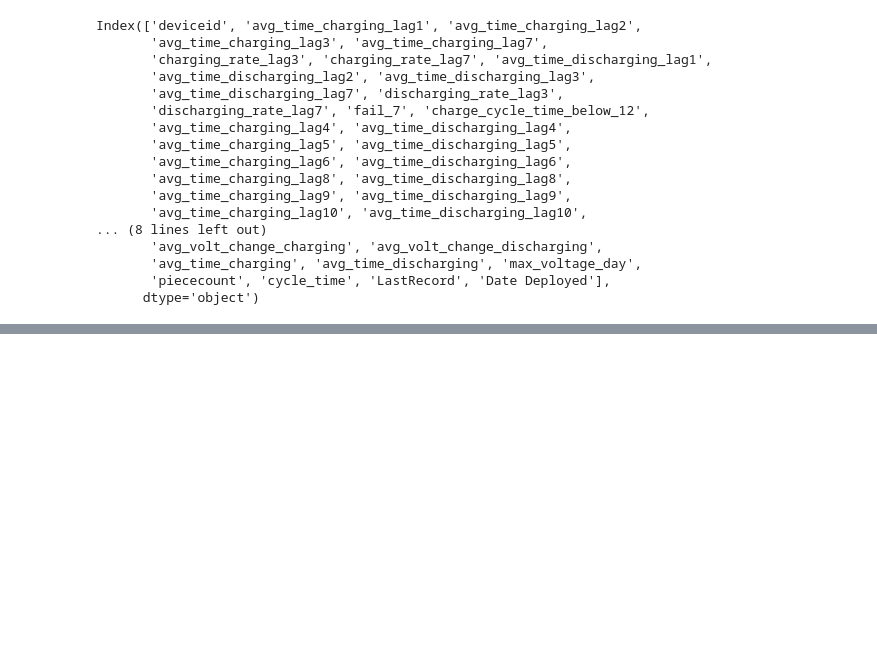
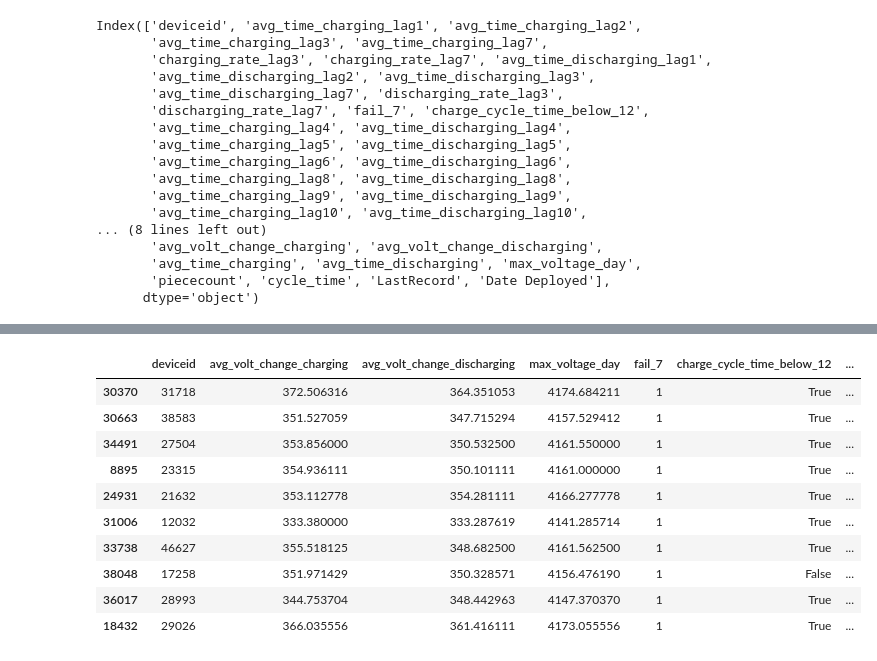
Before and after one commit to natalia-kurbakova/Baruch-Data-Challenge, a Jupyter notebook: datachallenge.ipynb, the cells around one changed output, grey strips where cells are left out. Saved outputs shown, nothing was run; the diff lists cells and outputs as text; code cells hidden in the pictures; blank space fills up the shorter version.

```diff
--- a/datachallenge.ipynb
+++ b/datachallenge.ipynb
@@ -93,0 +81,5 @@ print (cols_discharging_rate)
+# %%
+#statistics for devices that failed
+
+failed_true = new_df[new_df['fail_7']==1]
+failed_true.describe()
@@ -94 +113,17 @@ print (cols_discharging_rate)
+# %%
+#comparing with patterns from failed devices
+
+failed_true.sample(n=10)
+# %% [output]
+|  | deviceid | avg_volt_change_charging | avg_volt_change_discharging | max_voltage_day | fail_7 | charge_cycle_time_below_12 | ... |
+| 30370 | 31718 | 372.506316 | 364.351053 | 4174.684211 | 1 | True | ... |
+| 30663 | 38583 | 351.527059 | 347.715294 | 4157.529412 | 1 | True | ... |
+| 34491 | 27504 | 353.856000 | 350.532500 | 4161.550000 | 1 | True | ... |
+| 8895 | 23315 | 354.936111 | 350.101111 | 4161.000000 | 1 | True | ... |
+| 24931 | 21632 | 353.112778 | 354.281111 | 4166.277778 | 1 | True | ... |
+| 31006 | 12032 | 333.380000 | 333.287619 | 4141.285714 | 1 | True | ... |
+| 33738 | 46627 | 355.518125 | 348.682500 | 4161.562500 | 1 | True | ... |
+| 38048 | 17258 | 351.971429 | 350.328571 | 4156.476190 | 1 | False | ... |
+| 36017 | 28993 | 344.753704 | 348.442963 | 4147.370370 | 1 | True | ... |
+| 18432 | 29026 | 366.035556 | 361.416111 | 4173.055556 | 1 | True | ... |
 # %%
```
Also changed, not shown: parts of 24 cells of this notebook.
